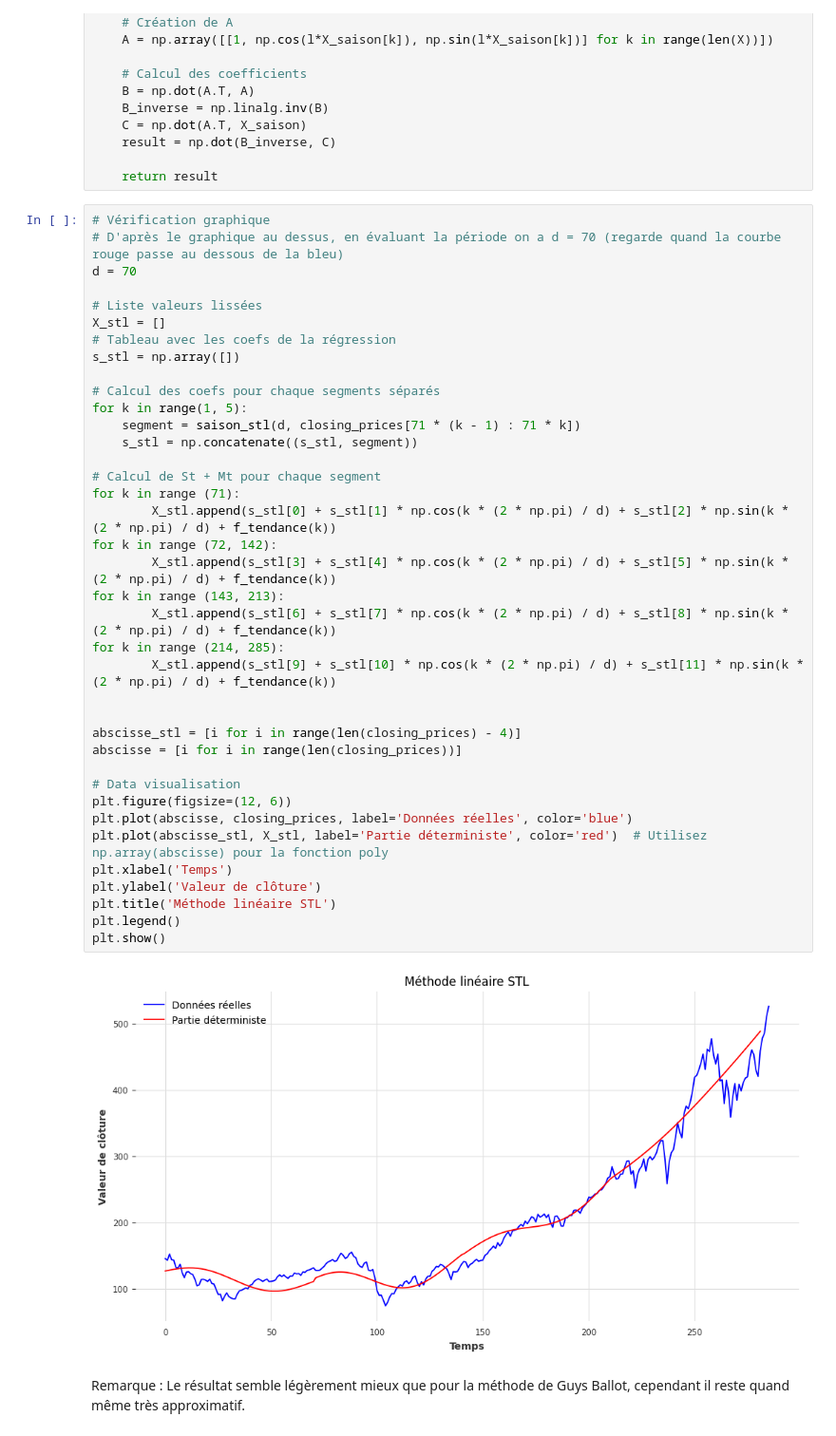
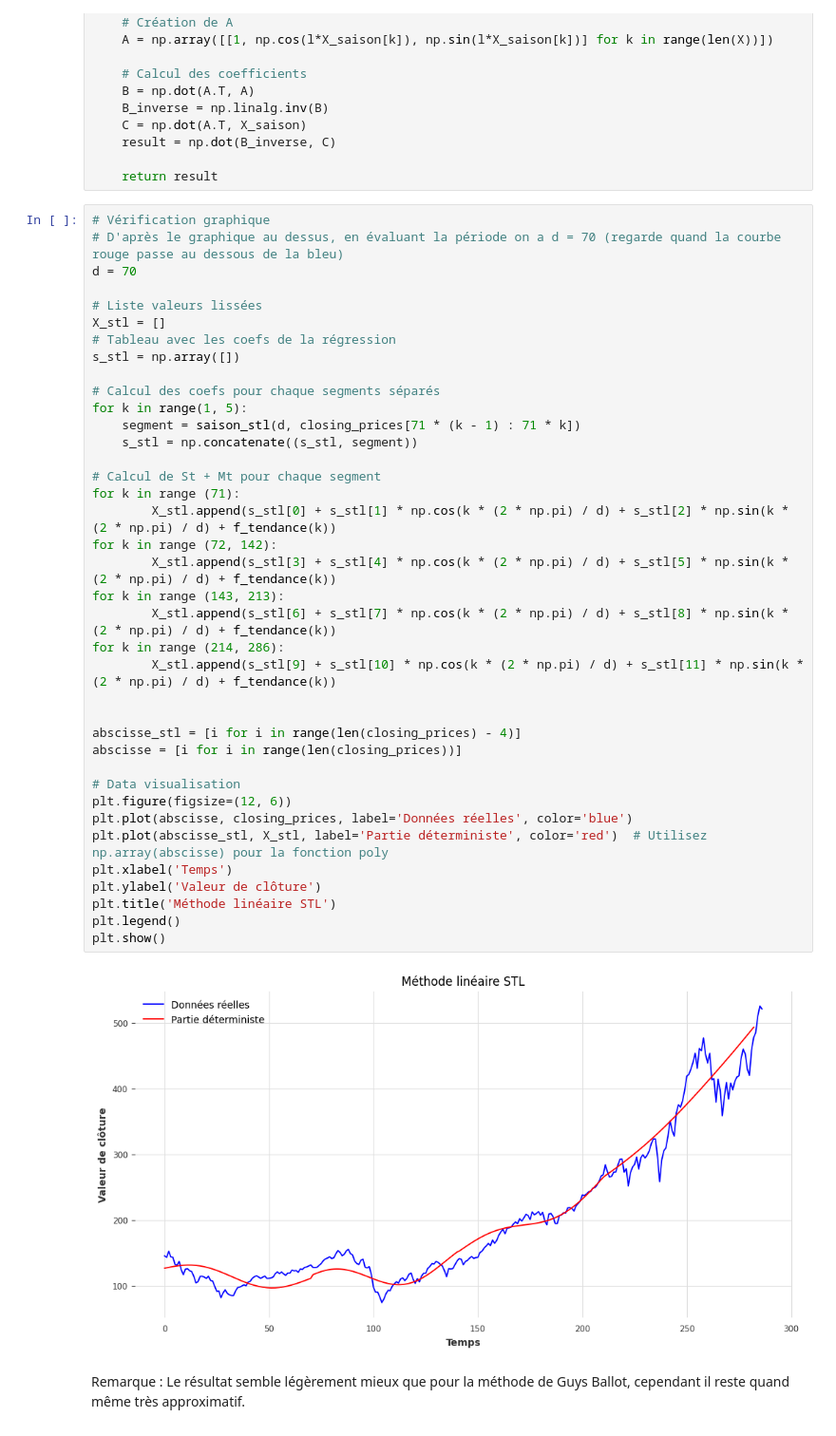
Before and after one commit to qu-sns/temporal_series, a Jupyter notebook: series_temporelles.ipynb, the cells around one changed output. Shown at 95% size. Cells and saved outputs as stored; diff of their text form.

```diff
--- a/series_temporelles.ipynb
+++ b/series_temporelles.ipynb
@@ -362,35 +367,35 @@ X_stl = []
 s_stl = np.array([])
 
 # Calcul des coefs pour chaque segments séparés
 for k in range(1, 5):
     segment = saison_stl(d, closing_prices[71 * (k - 1) : 71 * k])
     s_stl = np.concatenate((s_stl, segment))
 
 # Calcul de St + Mt pour chaque segment
 for k in range (71):
         X_stl.append(s_stl[0] + s_stl[1] * np.cos(k * (2 * np.pi) / d) + s_stl[2] * np.sin(k * (2 * np.pi) / d) + f_tendance(k))
 for k in range (72, 142):
         X_stl.append(s_stl[3] + s_stl[4] * np.cos(k * (2 * np.pi) / d) + s_stl[5] * np.sin(k * (2 * np.pi) / d) + f_tendance(k))
 for k in range (143, 213):
         X_stl.append(s_stl[6] + s_stl[7] * np.cos(k * (2 * np.pi) / d) + s_stl[8] * np.sin(k * (2 * np.pi) / d) + f_tendance(k))
-for k in range (214, 285):
+for k in range (214, 286):
         X_stl.append(s_stl[9] + s_stl[10] * np.cos(k * (2 * np.pi) / d) + s_stl[11] * np.sin(k * (2 * np.pi) / d) + f_tendance(k))
 
 
 abscisse_stl = [i for i in range(len(closing_prices) - 4)]
 abscisse = [i for i in range(len(closing_prices))]
 
 # Data visualisation
 plt.figure(figsize=(12, 6))
 plt.plot(abscisse, closing_prices, label='Données réelles', color='blue')
 plt.plot(abscisse_stl, X_stl, label='Partie déterministe', color='red')  # Utilisez np.array(abscisse) pour la fonction poly
 plt.xlabel('Temps')
 plt.ylabel('Valeur de clôture')
 plt.title('Méthode linéaire STL')
 plt.legend()
 plt.show()
 # %% [output]
-[figure, old version]
+[figure, new version]
 # %% [markdown]
 Remarque : Le résultat semble légèrement mieux que pour la méthode de Guys Ballot, cependant il reste quand même très approximatif.
 # %% [markdown]
```
Also changed, not shown: parts of 29 cells of this notebook.
